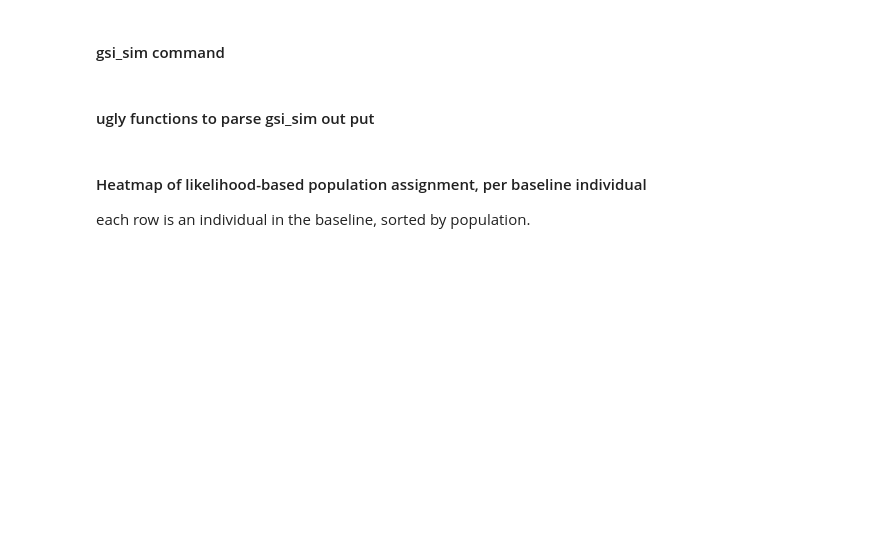
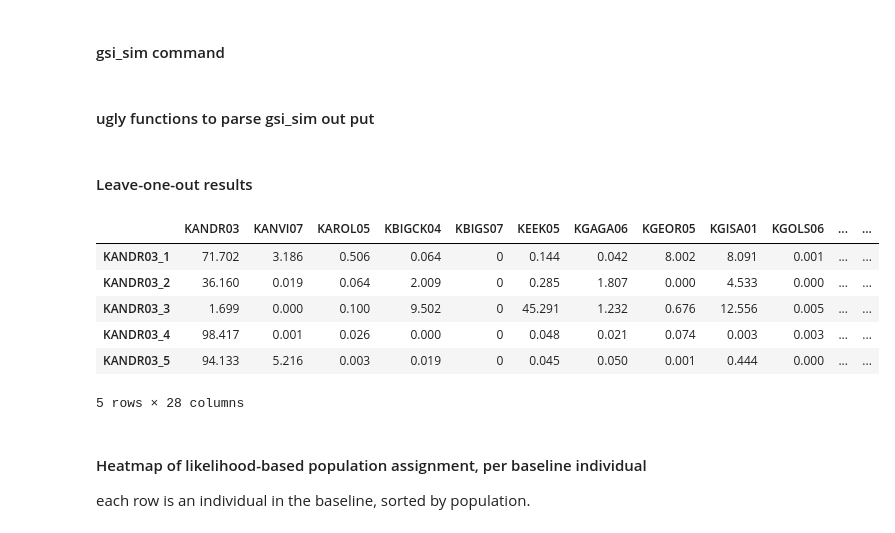
Before and after one commit to rwaples/chinook_gsi_example, a Jupyter notebook: gsi_sim.ipynb, the cells around one changed output. Drawn from its saved outputs; the diff is of its cells as text; code cells hidden in the pictures; blank space fills up the shorter version.

```diff
--- a/gsi_sim.ipynb
+++ b/gsi_sim.ipynb
@@ -227,6 +218,18 @@ self_assign = !grep 'UNSORTED_SELF_ASS_LIKE_GC_CSV' self_assign.log
 # %%
 self_assignments = pd.DataFrame.from_dict([get_assigns_UNSORTED_SELF_ASS(xx) for xx in self_assign])
 self_assignments.index = [get_ind_UNSORTED_SELF_ASS(xx) for xx in self_assign]
+# %% [markdown]
+#### Leave-one-out results
+# %%
+self_assignments.head()
+# %% [output]
+|  | KANDR03 | KANVI07 | KAROL05 | KBIGCK04 | KBIGS07 | KEEK05 | KGAGA06 | KGEOR05 | KGISA01 | KGOLS06 | ... | ... |
+| KANDR03_1 | 71.702 | 3.186 | 0.506 | 0.064 | 0 | 0.144 | 0.042 | 8.002 | 8.091 | 0.001 | ... | ... |
+| KANDR03_2 | 36.160 | 0.019 | 0.064 | 2.009 | 0 | 0.285 | 1.807 | 0.000 | 4.533 | 0.000 | ... | ... |
+| KANDR03_3 | 1.699 | 0.000 | 0.100 | 9.502 | 0 | 45.291 | 1.232 | 0.676 | 12.556 | 0.005 | ... | ... |
+| KANDR03_4 | 98.417 | 0.001 | 0.026 | 0.000 | 0 | 0.048 | 0.021 | 0.074 | 0.003 | 0.003 | ... | ... |
+| KANDR03_5 | 94.133 | 5.216 | 0.003 | 0.019 | 0 | 0.045 | 0.050 | 0.001 | 0.444 | 0.000 | ... | ... |
+5 rows × 28 columns
 # %% [markdown]
 #### Heatmap of likelihood-based population assignment, per baseline individual
 each row is an individual in the baseline, sorted by population.
```
Also changed, not shown: parts of 45 cells of this notebook, 43 other files.
